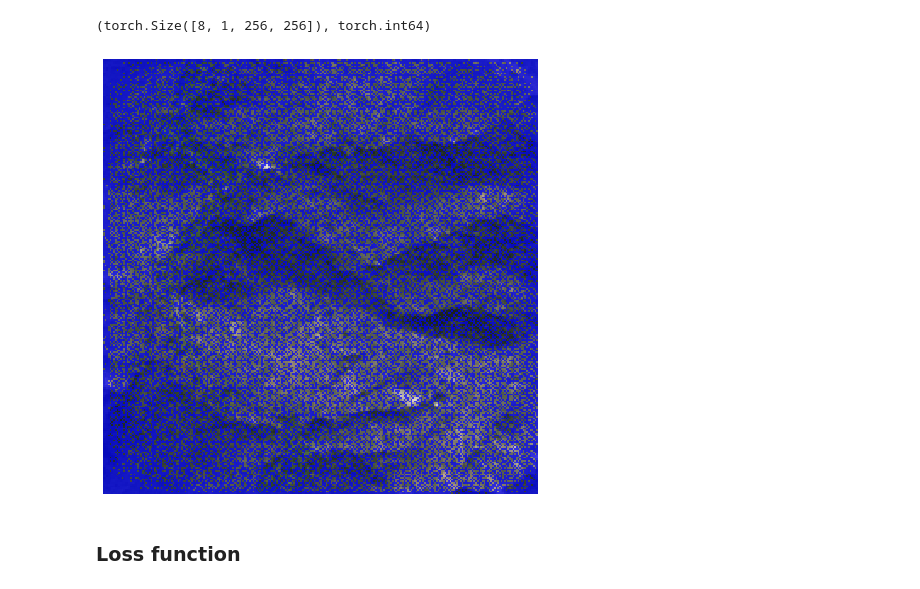
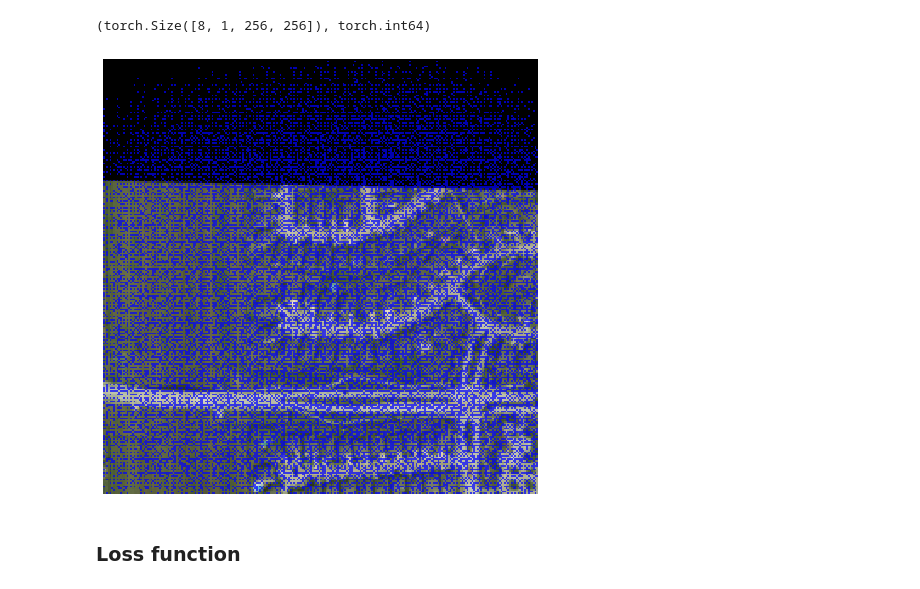
Before and after one commit to qAp/xview2comp, a Jupyter notebook: 02_model.ipynb, the cells around one changed output. Drawn from its saved outputs; the diff is of its cells as text; code cells hidden in the pictures.

```diff
--- a/02_model.ipynb
+++ b/02_model.ipynb
@@ -89,9 +73,9 @@ predmask.shape, predmask.dtype
 # %% [output]
 (torch.Size([8, 1, 256, 256]), torch.int64)
 # %%
-show_sample(xb[1], mas=predmask[1], figsize=(8, 8), alpha=.7)
+show_sample(xb[6], mas=predmask[6], figsize=(8, 8), alpha=.7)
 # %% [output]
-[figure, old version]
+[figure, new version]
 # %% [markdown]
 ### Loss function
 # %% [markdown]
```
Also changed, not shown: parts of 8 cells of this notebook.
